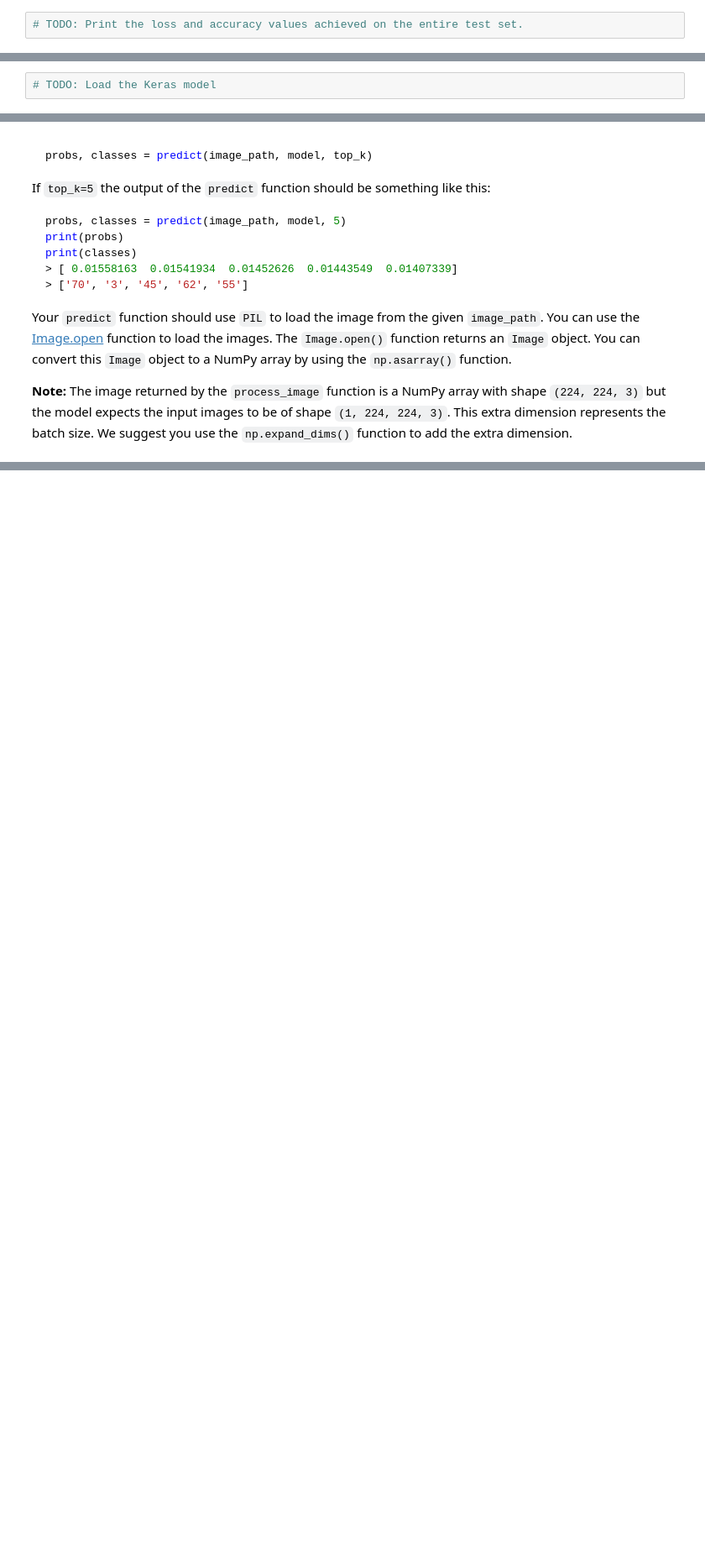
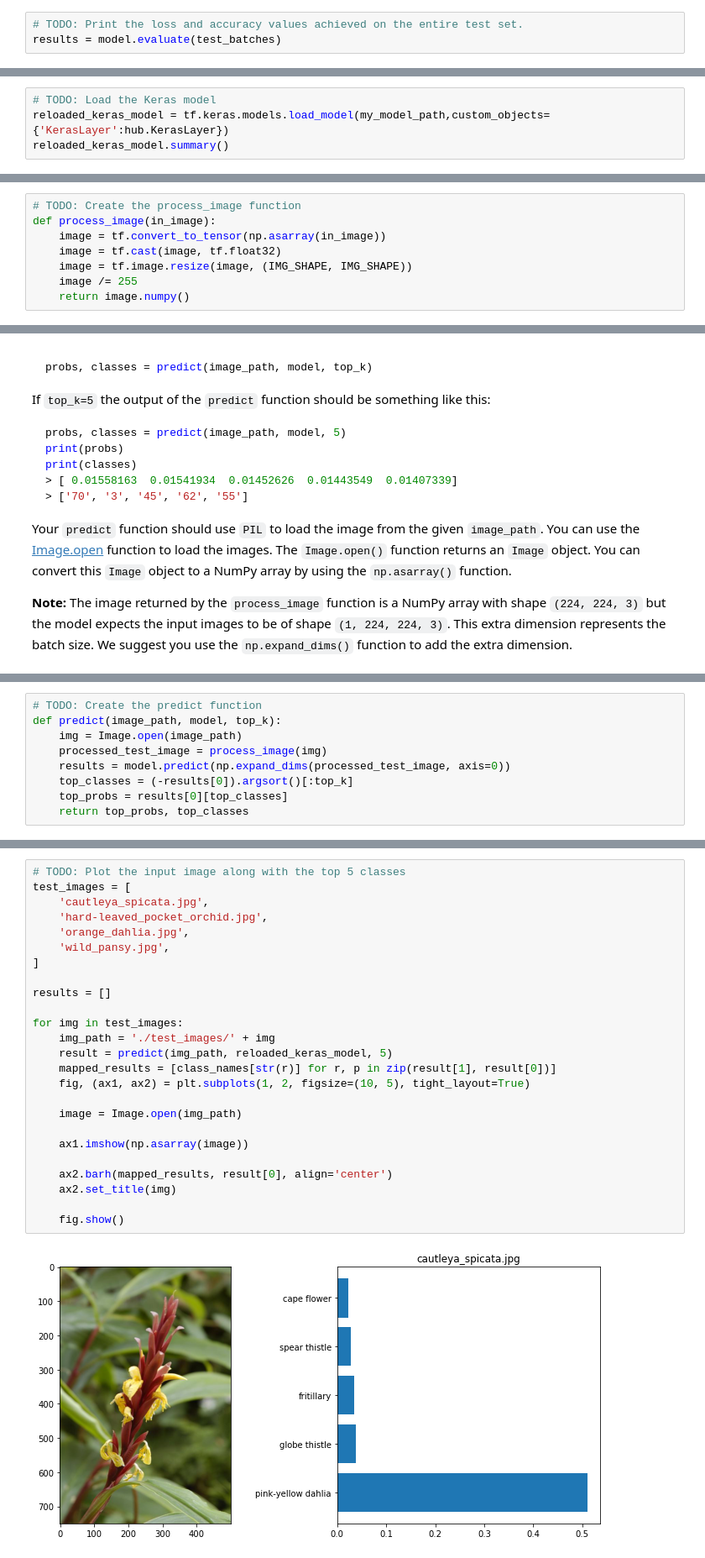
Before and after one commit to dobleuber/intro-to-ml-tensorflow, a Jupyter notebook: image_classifier/Project_Image_Classifier_Project.ipynb, the cells around one changed output, grey strips where cells are left out. Shown at 84% size. Cells and saved outputs as stored; diff of their text form; blank space fills up the shorter version.

```diff
--- a/image_classifier/Project_Image_Classifier_Project.ipynb
+++ b/image_classifier/Project_Image_Classifier_Project.ipynb
@@ -107,3 +223,4 @@ When training make sure you're updating only the weights of the feed-forward net
 It's good practice to test your trained network on test data, images the network has never seen either in training or validation. This will give you a good estimate for the model's performance on completely new images. You should be able to reach around 70% accuracy on the test set if the model has been trained well.
 # %%
 # TODO: Print the loss and accuracy values achieved on the entire test set.
+results = model.evaluate(test_batches)
@@ -119,3 +249,5 @@ Now that your network is trained, save the model so you can load it later for ma
 Load the Keras model you saved above.
 # %%
 # TODO: Load the Keras model
+reloaded_keras_model = tf.keras.models.load_model(my_model_path,custom_objects={'KerasLayer':hub.KerasLayer})
+reloaded_keras_model.summary()
@@ -156,3 +299,11 @@ Finally, convert your image back to a NumPy array using the `.numpy()` method.
+# %%
+# TODO: Create the process_image function
+def process_image(in_image):
+    image = tf.convert_to_tensor(np.asarray(in_image))
+    image = tf.cast(image, tf.float32)
+    image = tf.image.resize(image, (IMG_SHAPE, IMG_SHAPE))
+    image /= 255
+    return image.numpy()
 # %% [markdown]
 To check your `process_image` function we have provided 4 images in the `./test_images/` folder:
 
@@ -206,0 +358,9 @@ Your `predict` function should use `PIL` to load the image from the given `image
+# %%
+# TODO: Create the predict function
+def predict(image_path, model, top_k):
+    img = Image.open(image_path)
+    processed_test_image = process_image(img)
+    results = model.predict(np.expand_dims(processed_test_image, axis=0))
+    top_classes = (-results[0]).argsort()[:top_k]
+    top_probs = results[0][top_classes]
+    return top_probs, top_classes
@@ -223,0 +390,27 @@ You can convert from the class integer labels to actual flower names using `clas
+# %%
+# TODO: Plot the input image along with the top 5 classes
+test_images = [
+    'cautleya_spicata.jpg',
+    'hard-leaved_pocket_orchid.jpg',
+    'orange_dahlia.jpg',
+    'wild_pansy.jpg',
+]
+
+results = []
+
+for img in test_images:
+    img_path = './test_images/' + img
+    result = predict(img_path, reloaded_keras_model, 5)
+    mapped_results = [class_names[str(r)] for r, p in zip(result[1], result[0])]
+    fig, (ax1, ax2) = plt.subplots(1, 2, figsize=(10, 5), tight_layout=True)
+
+    image = Image.open(img_path)
+
+    ax1.imshow(np.asarray(image))
+
+    ax2.barh(mapped_results, result[0], align='center')
+    ax2.set_title(img)
+
+    fig.show()
+# %% [output]
+[figure, added]
```
Also changed, not shown: parts of 27 cells of this notebook, 3 other files.
